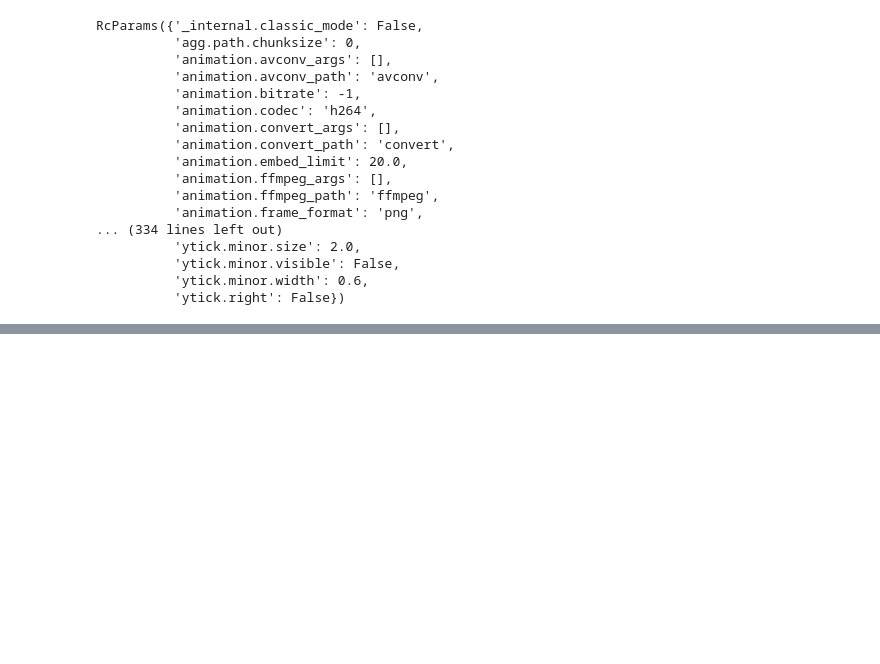
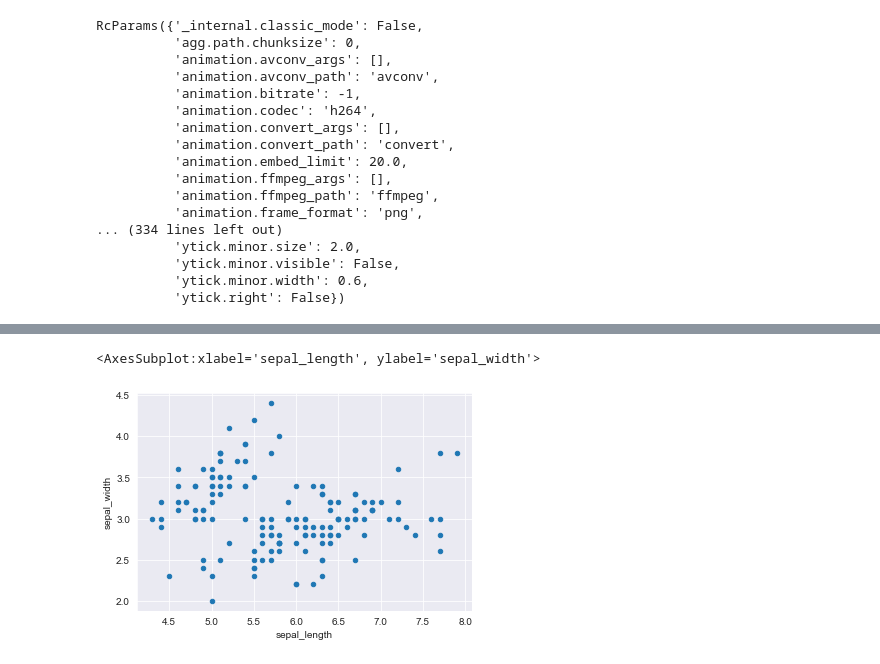
Before and after one commit to Walz194/jovian-data-viz, a Jupyter notebook: jovian_data_vis.ipynb, the cells around one changed output, grey strips where cells are left out. Saved outputs shown, nothing was run; the diff lists cells and outputs as text; code cells hidden in the pictures; blank space fills up the shorter version.

```diff
--- a/jovian_data_vis.ipynb
+++ b/jovian_data_vis.ipynb
@@ -115,3 +115,6 @@ RcParams({'_internal.classic_mode': False,
           'ytick.minor.visible': False,
           'ytick.minor.width': 0.6,
           'ytick.right': False})
+# %%
+flowers_df = sns.load_dataset('iris')
+flowers_df
@@ -117,0 +135,7 @@ RcParams({'_internal.classic_mode': False,
+# %%
+# You might want to find out the relationship between the sepal_length and the sepal_width
+# Does the length increase as the width increases?
+flowers_df.plot.scatter(x='sepal_length',y='sepal_width')
+# %% [output]
+<AxesSubplot:xlabel='sepal_length', ylabel='sepal_width'>
+[figure, added]
```
Also changed, not shown: parts of 5 cells of this notebook.
